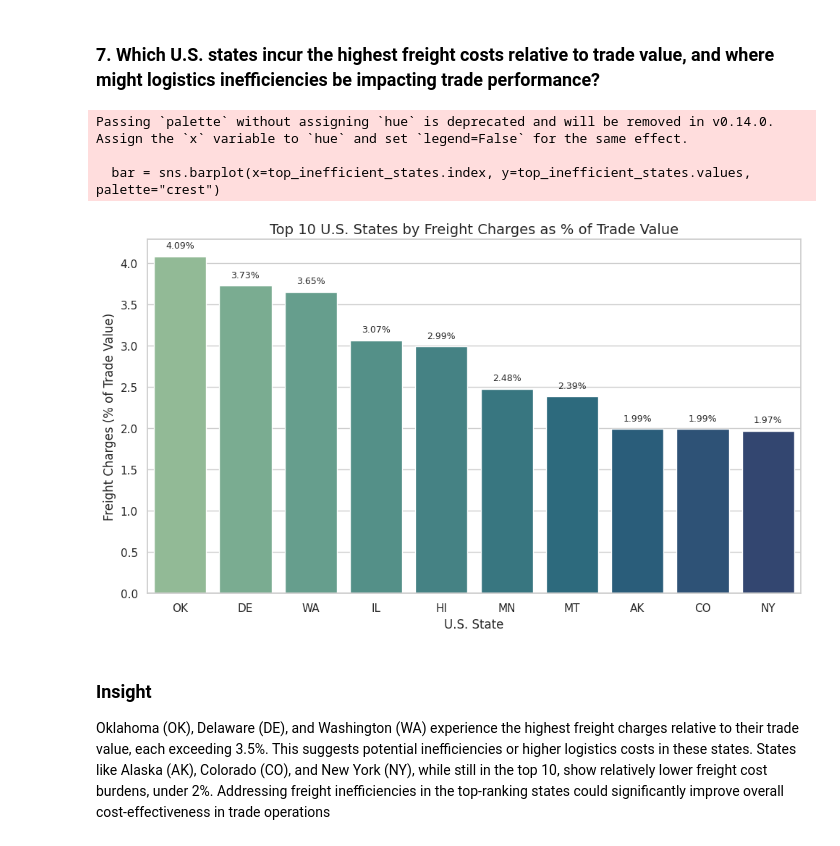
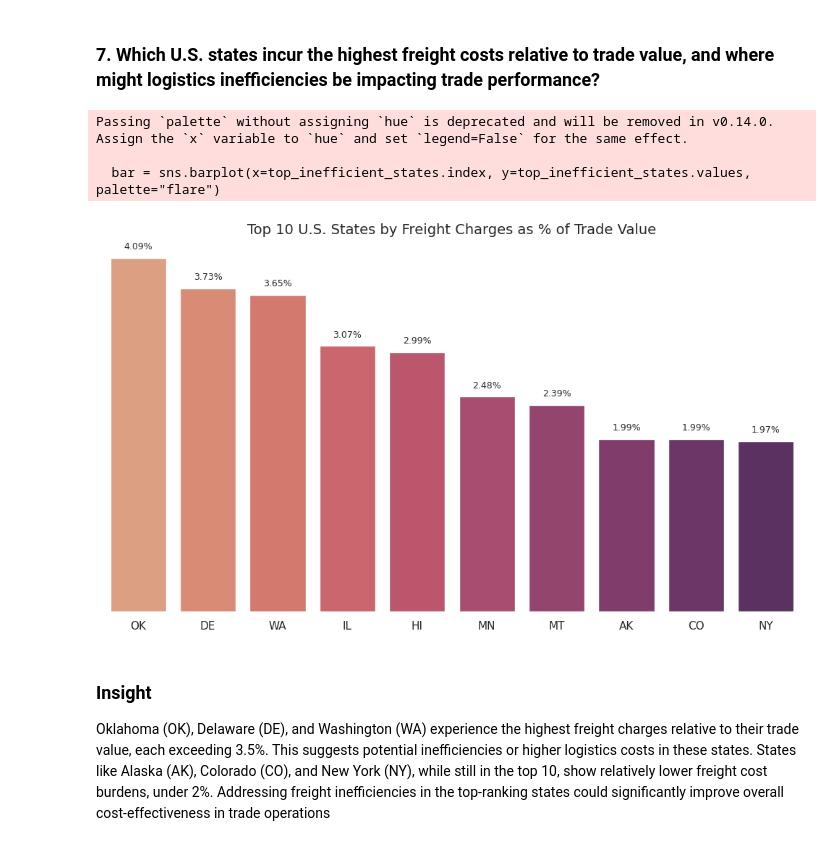
Before and after one commit to nanaakuaobota/TransBorder-Freight-Data-Analysis-Project, a Jupyter notebook: TransBorder_Freight_Data_Analysis_Project.ipynb, the cells around one changed output. Cells and saved outputs as stored; diff of their text form; code cells hidden in the pictures.

```diff
--- a/TransBorder_Freight_Data_Analysis_Project.ipynb
+++ b/TransBorder_Freight_Data_Analysis_Project.ipynb
@@ -426,34 +436,37 @@ Between 2020 and 2024, January, March, and February recorded the highest trade a
 # %% [markdown]
 ### 7. Which U.S. states incur the highest freight costs relative to trade value, and where might logistics inefficiencies be impacting trade performance?
 # %%
-
 state_freight = df_all.groupby('USASTATE')[['FREIGHT_CHARGES', 'VALUE']].sum()
-
-
 state_freight['Freight_%_of_Value'] = (state_freight['FREIGHT_CHARGES'] / state_freight['VALUE']) * 100
-
 
 top_inefficient_states = state_freight['Freight_%_of_Value'].sort_values(ascending=False).head(10)
 
+plt.figure(figsize=(10, 6))
+sns.set_style("white")
 
-plt.figure(figsize=(10, 6))
-sns.set_style("whitegrid")
-bar = sns.barplot(x=top_inefficient_states.index, y=top_inefficient_states.values, palette="crest")
+bar = sns.barplot(x=top_inefficient_states.index, y=top_inefficient_states.values, palette="flare")
 
-
+# Add percentage labels above bars
 for i, val in enumerate(top_inefficient_states.values):
     plt.text(i, val + 0.1, f'{val:.2f}%', ha='center', fontsize=9)
 
 plt.title("Top 10 U.S. States by Freight Charges as % of Trade Value", fontsize=14)
-plt.xlabel("U.S. State")
-plt.ylabel("Freight Charges (% of Trade Value)")
+plt.xlabel("")
+plt.ylabel("")
+
+# Remove y-axis tick values
+plt.yticks([])
+
+# Remove chart borders
+sns.despine(left=True, bottom=True)
+
 plt.tight_layout()
 plt.show()
 # %% [output]
 Passing `palette` without assigning `hue` is deprecated and will be removed in v0.14.0. Assign the `x` variable to `hue` and set `legend=False` for the same effect.
 
-  bar = sns.barplot(x=top_inefficient_states.index, y=top_inefficient_states.values, palette="crest")
+  bar = sns.barplot(x=top_inefficient_states.index, y=top_inefficient_states.values, palette="flare")
-[figure, old version]
+[figure, new version]
 # %% [markdown]
 ### Insight
 
```
Also changed, not shown: parts of 13 cells of this notebook.
